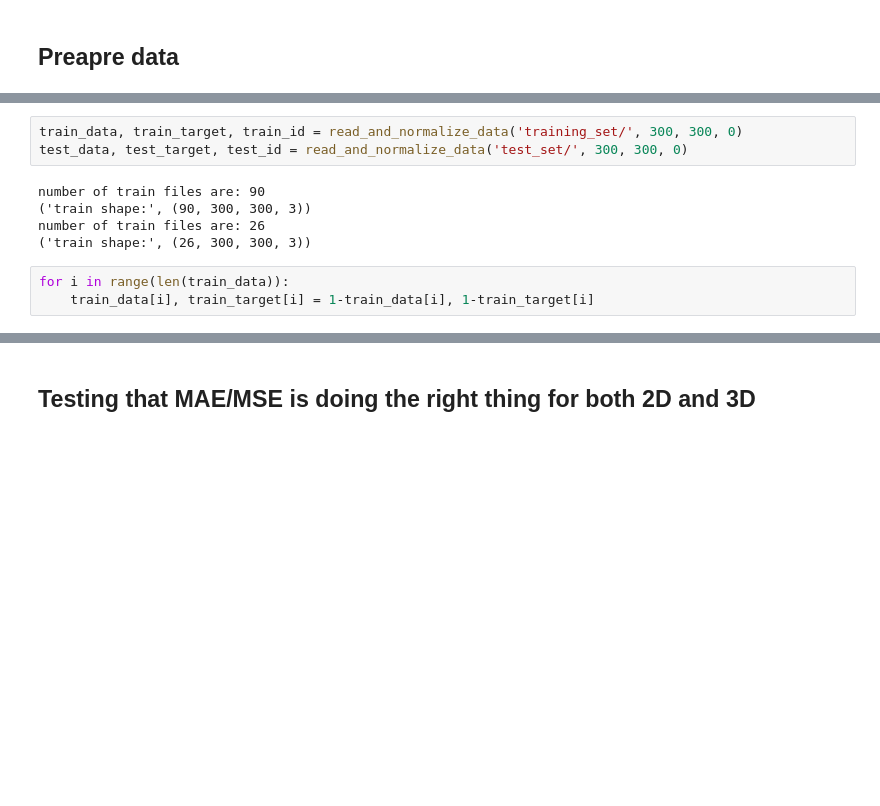
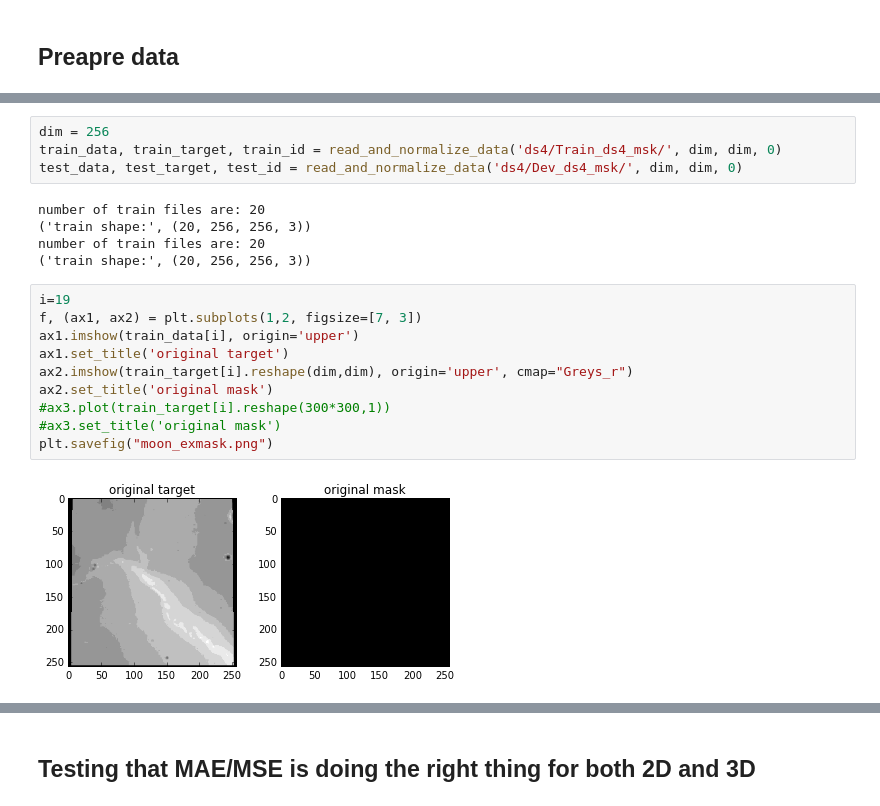
Before and after one commit to silburt/moon-craters, a Jupyter notebook: Mask_generator_analysis_ari.ipynb, the cells around one changed output, grey strips where cells are left out. Saved outputs shown, nothing was run; the diff lists cells and outputs as text; blank space fills up the shorter version.

```diff
--- a/Mask_generator_analysis_ari.ipynb
+++ b/Mask_generator_analysis_ari.ipynb
@@ -72,14 +72,24 @@ def save_image(data, cm, fn):
     ax.imshow(data, cmap=cm)
     plt.savefig(fn, dpi = height)
 # %%
-train_data, train_target, train_id = read_and_normalize_data('training_set/', 300, 300, 0)
-test_data, test_target, test_id = read_and_normalize_data('test_set/', 300, 300, 0)
+dim = 256
+train_data, train_target, train_id = read_and_normalize_data('ds4/Train_ds4_msk/', dim, dim, 0)
+test_data, test_target, test_id = read_and_normalize_data('ds4/Dev_ds4_msk/', dim, dim, 0)
 # %% [output]
-number of train files are: 90
-('train shape:', (90, 300, 300, 3))
-number of train files are: 26
-('train shape:', (26, 300, 300, 3))
+number of train files are: 20
+('train shape:', (20, 256, 256, 3))
+number of train files are: 20
+('train shape:', (20, 256, 256, 3))
-# %%
-for i in range(len(train_data)):
-    train_data[i], train_target[i] = 1-train_data[i], 1-train_target[i]
+# %%
+i=19
+f, (ax1, ax2) = plt.subplots(1,2, figsize=[7, 3])
+ax1.imshow(train_data[i], origin='upper')
+ax1.set_title('original target')
+ax2.imshow(train_target[i].reshape(dim,dim), origin='upper', cmap="Greys_r")
+ax2.set_title('original mask')
+#ax3.plot(train_target[i].reshape(300*300,1))
+#ax3.set_title('original mask')
+plt.savefig("moon_exmask.png")
+# %% [output]
+[figure, added]
 # %%
```
Also changed, not shown: parts of 9 cells of this notebook, 5 other files.
